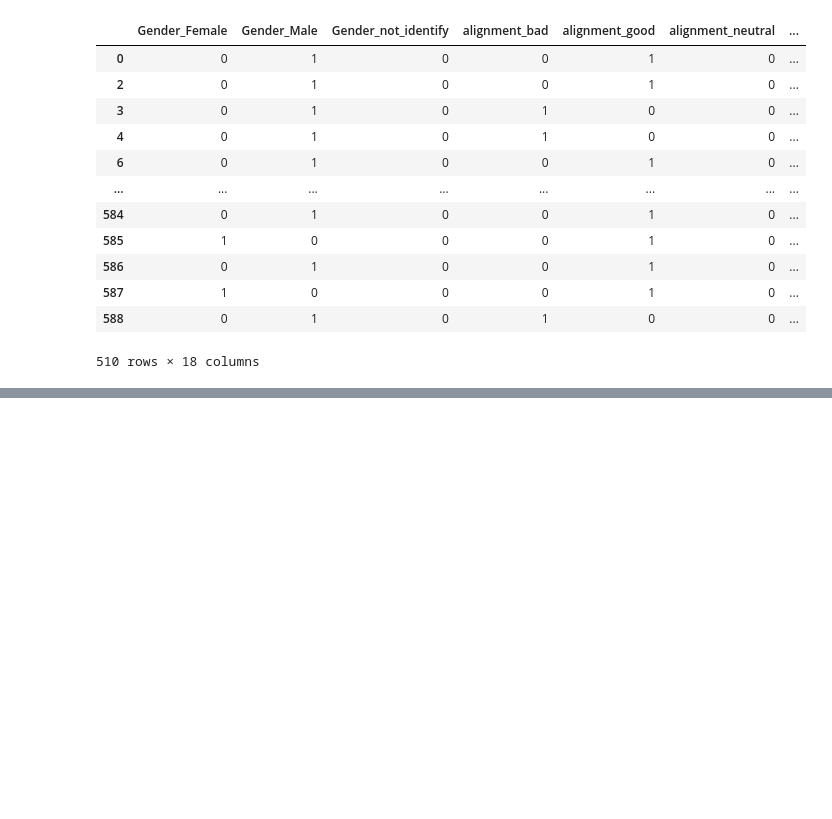
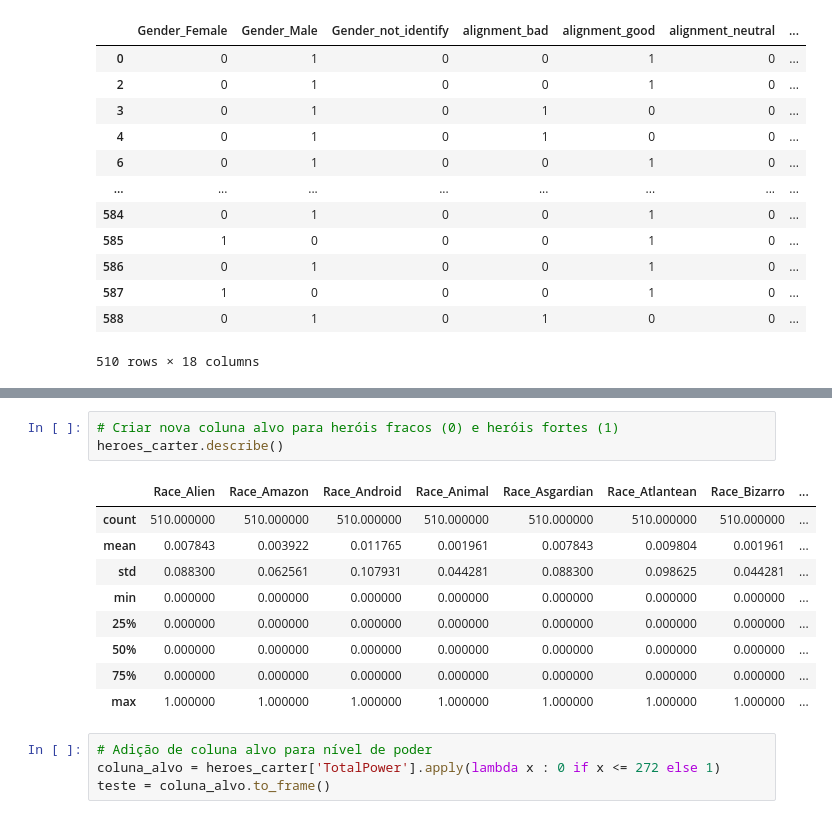
Before and after one commit to ashouy/Aprendizado-de-Maquina, a Jupyter notebook: Tarefa01.ipynb, the cells around one changed output, grey strips where cells are left out. Drawn from its saved outputs; the diff is of its cells as text; blank space fills up the shorter version.

```diff
--- a/Tarefa01.ipynb
+++ b/Tarefa01.ipynb
@@ -401,0 +492,17 @@ heroes_finale
+# %%
+# Criar nova coluna alvo para heróis fracos (0) e heróis fortes (1)
+heroes_carter.describe()
+# %% [output]
+|  | Race_Alien | Race_Amazon | Race_Android | Race_Animal | Race_Asgardian | Race_Atlantean | Race_Bizarro | ... |
+| count | 510.000000 | 510.000000 | 510.000000 | 510.000000 | 510.000000 | 510.000000 | 510.000000 | ... |
+| mean | 0.007843 | 0.003922 | 0.011765 | 0.001961 | 0.007843 | 0.009804 | 0.001961 | ... |
+| std | 0.088300 | 0.062561 | 0.107931 | 0.044281 | 0.088300 | 0.098625 | 0.044281 | ... |
+| min | 0.000000 | 0.000000 | 0.000000 | 0.000000 | 0.000000 | 0.000000 | 0.000000 | ... |
+| 25% | 0.000000 | 0.000000 | 0.000000 | 0.000000 | 0.000000 | 0.000000 | 0.000000 | ... |
+| 50% | 0.000000 | 0.000000 | 0.000000 | 0.000000 | 0.000000 | 0.000000 | 0.000000 | ... |
+| 75% | 0.000000 | 0.000000 | 0.000000 | 0.000000 | 0.000000 | 0.000000 | 0.000000 | ... |
+| max | 1.000000 | 1.000000 | 1.000000 | 1.000000 | 1.000000 | 1.000000 | 1.000000 | ... |
+# %%
+# Adição de coluna alvo para nível de poder
+coluna_alvo = heroes_carter['TotalPower'].apply(lambda x : 0 if x <= 272 else 1)
+teste = coluna_alvo.to_frame()
```
Also changed, not shown: parts of 15 cells of this notebook.
